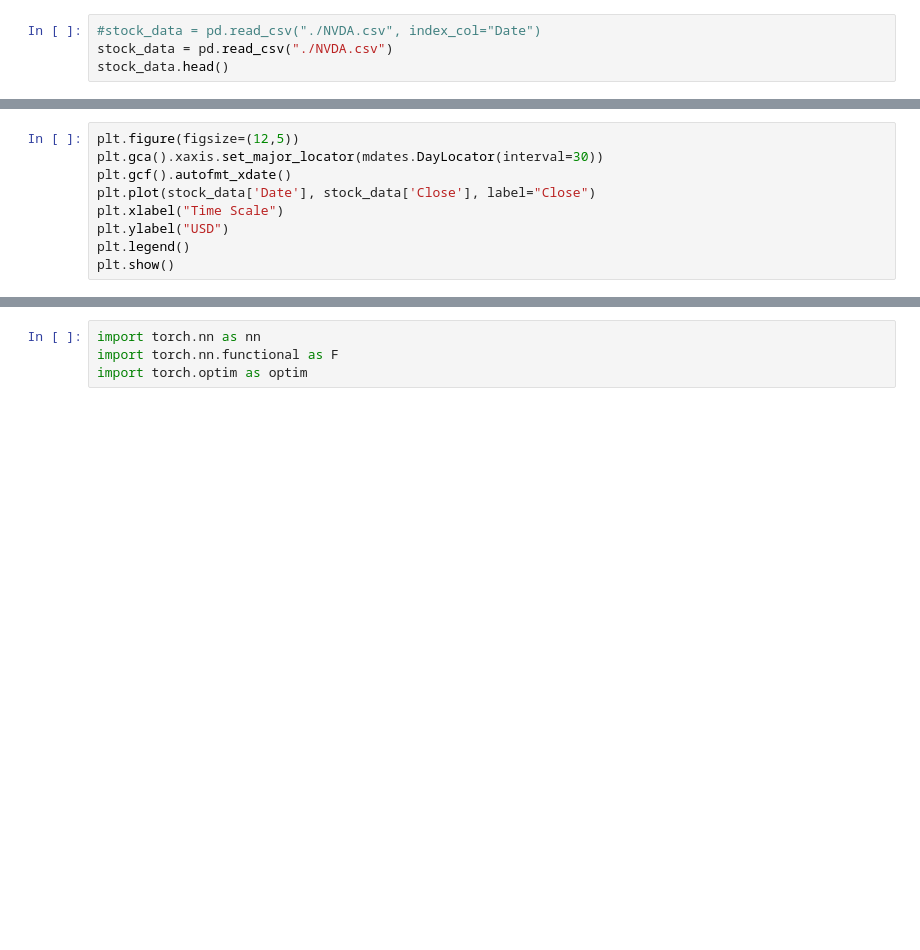
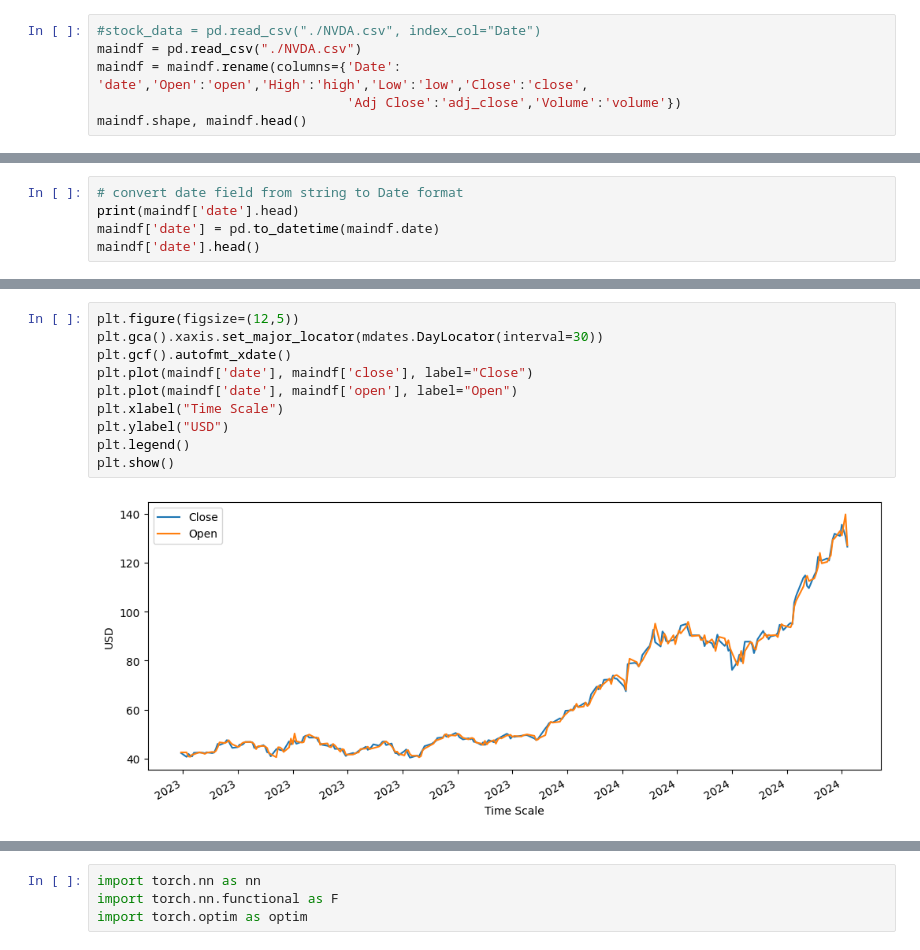
Before and after one commit to mprewarski/stock-preds, a Jupyter notebook: seq_prices_lstm.ipynb, the cells around one changed output, grey strips where cells are left out. Drawn from its saved outputs; the diff is of its cells as text; blank space fills up the shorter version.

```diff
--- a/seq_prices_lstm.ipynb
+++ b/seq_prices_lstm.ipynb
@@ -7,4 +16,6 @@ device
 # %%
 #stock_data = pd.read_csv("./NVDA.csv", index_col="Date")
-stock_data = pd.read_csv("./NVDA.csv")
-stock_data.head()
+maindf = pd.read_csv("./NVDA.csv")
+maindf = maindf.rename(columns={'Date': 'date','Open':'open','High':'high','Low':'low','Close':'close',
+                                'Adj Close':'adj_close','Volume':'volume'})
+maindf.shape, maindf.head()
@@ -16,0 +47,5 @@ import datetime as dt
+# %%
+# convert date field from string to Date format
+print(maindf['date'].head)
+maindf['date'] = pd.to_datetime(maindf.date)
+maindf['date'].head()
@@ -17,9 +81,12 @@ import datetime as dt
 # %%
 plt.figure(figsize=(12,5))
 plt.gca().xaxis.set_major_locator(mdates.DayLocator(interval=30))
 plt.gcf().autofmt_xdate()
-plt.plot(stock_data['Date'], stock_data['Close'], label="Close")
+plt.plot(maindf['date'], maindf['close'], label="Close")
+plt.plot(maindf['date'], maindf['open'], label="Open")
 plt.xlabel("Time Scale")
 plt.ylabel("USD")
 plt.legend()
 plt.show()
+# %% [output]
+[figure, added]
```
Also changed, not shown: parts of 38 cells of this notebook.
